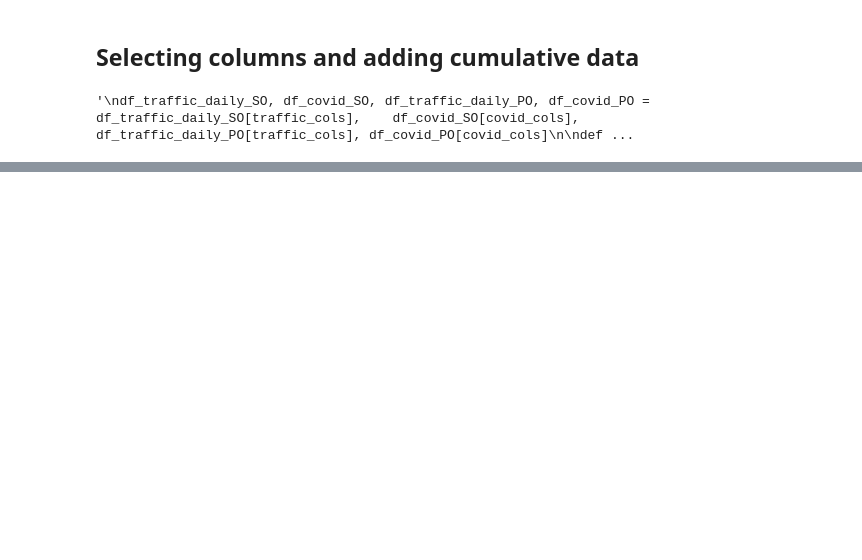
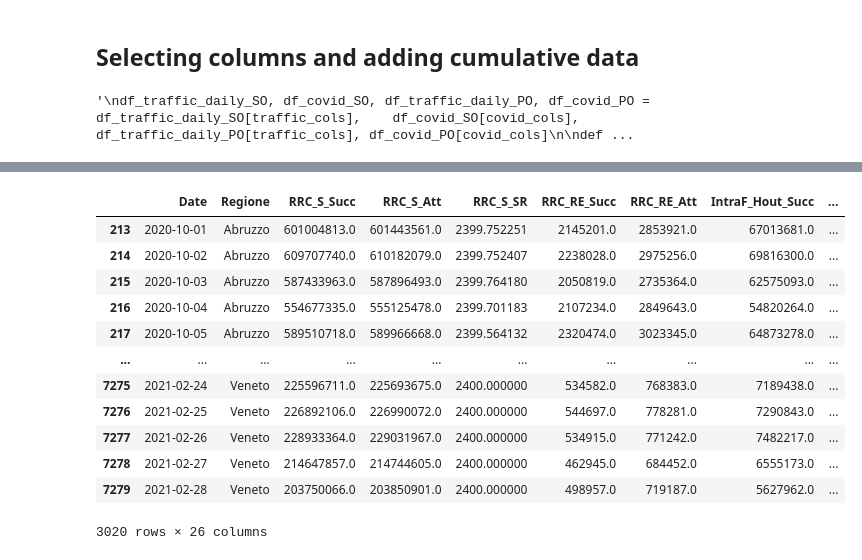
Before and after one commit to filipkrasniqi/networkcovid, a Jupyter notebook: Filip/Covid.ipynb, the cells around one changed output, grey strips where cells are left out. Cells and saved outputs as stored; diff of their text form; code cells hidden in the pictures; blank space fills up the shorter version.

```diff
--- a/Filip/Covid.ipynb
+++ b/Filip/Covid.ipynb
@@ -220,0 +299,16 @@ df_covid_PO, df_covid_SO = fixMissingCovid(df_covid_PO), fixMissingCovid(df_covi
+# %%
+df_traffic_daily_SO
+# %% [output]
+|  | Date | Regione | RRC_S_Succ | RRC_S_Att | RRC_S_SR | RRC_RE_Succ | RRC_RE_Att | IntraF_Hout_Succ | ... |
+| 213 | 2020-10-01 | Abruzzo | 601004813.0 | 601443561.0 | 2399.752251 | 2145201.0 | 2853921.0 | 67013681.0 | ... |
+| 214 | 2020-10-02 | Abruzzo | 609707740.0 | 610182079.0 | 2399.752407 | 2238028.0 | 2975256.0 | 69816300.0 | ... |
+| 215 | 2020-10-03 | Abruzzo | 587433963.0 | 587896493.0 | 2399.764180 | 2050819.0 | 2735364.0 | 62575093.0 | ... |
+| 216 | 2020-10-04 | Abruzzo | 554677335.0 | 555125478.0 | 2399.701183 | 2107234.0 | 2849643.0 | 54820264.0 | ... |
+| 217 | 2020-10-05 | Abruzzo | 589510718.0 | 589966668.0 | 2399.564132 | 2320474.0 | 3023345.0 | 64873278.0 | ... |
+| ... | ... | ... | ... | ... | ... | ... | ... | ... | ... |
+| 7275 | 2021-02-24 | Veneto | 225596711.0 | 225693675.0 | 2400.000000 | 534582.0 | 768383.0 | 7189438.0 | ... |
+| 7276 | 2021-02-25 | Veneto | 226892106.0 | 226990072.0 | 2400.000000 | 544697.0 | 778281.0 | 7290843.0 | ... |
+| 7277 | 2021-02-26 | Veneto | 228933364.0 | 229031967.0 | 2400.000000 | 534915.0 | 771242.0 | 7482217.0 | ... |
+| 7278 | 2021-02-27 | Veneto | 214647857.0 | 214744605.0 | 2400.000000 | 462945.0 | 684452.0 | 6555173.0 | ... |
+| 7279 | 2021-02-28 | Veneto | 203750066.0 | 203850901.0 | 2400.000000 | 498957.0 | 719187.0 | 5627962.0 | ... |
+3020 rows × 26 columns
```
Also changed, not shown: parts of 17 cells of this notebook, 4 other files.
